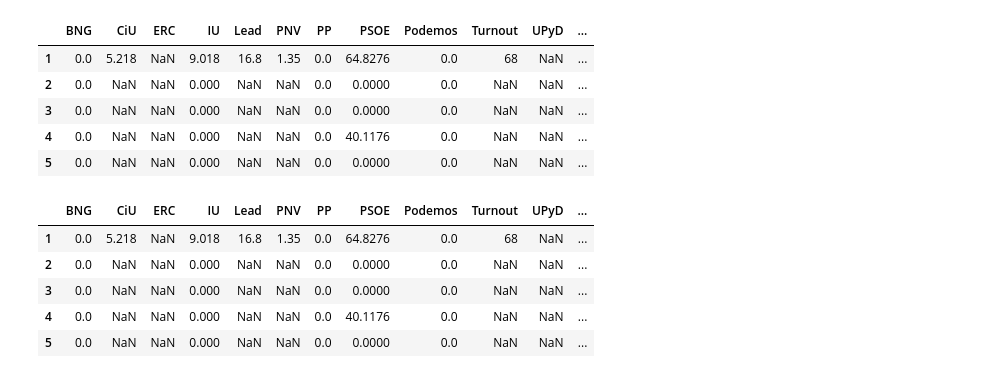
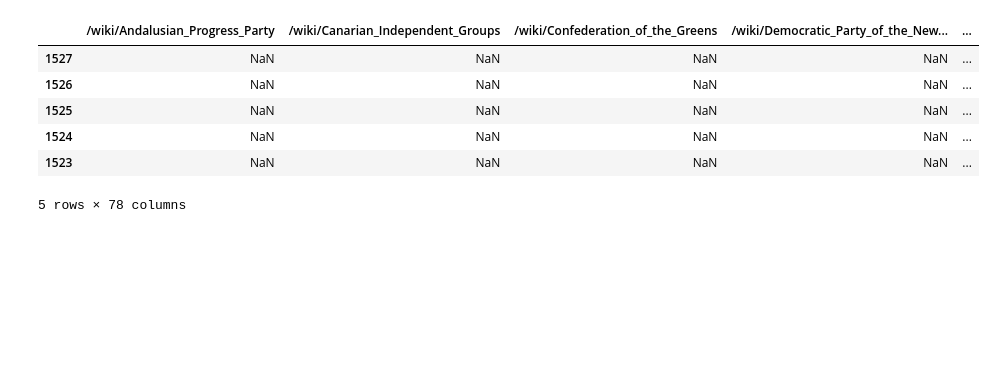
Before and after one commit to jgarciab/polls, a Jupyter notebook: visualize_sociodemocracy.ipynb, the cells around one changed output. Cells and saved outputs as stored; diff of their text form; code cells hidden in the pictures; blank space fills up the shorter version.

```diff
--- a/visualize_sociodemocracy.ipynb
+++ b/visualize_sociodemocracy.ipynb
@@ -6,22 +6,15 @@ import pylab as plt
 
 %matplotlib inline
 # %%
-spain = pd.read_csv("data/all_tables_Spain_cleaned.csv",index_col=0)
-spain = spain.dropna(thresh=len(spain)/5,axis=1)
+spain = pd.read_csv("data/all_tables_Spain_cleaned.csv",index_col=0,parse_dates=["date"])
+spain = spain.sort_values(by="date")
+#spain = spain.dropna(thresh=len(spain)/6,axis=1)
 spain.head()
 # %% [output]
-|  | BNG | CiU | ERC | IU | Lead | PNV | PP | PSOE | Podemos | Turnout | UPyD | ... |
-| 1 | 0.0 | 5.218 | NaN | 9.018 | 16.8 | 1.35 | 0.0 | 64.8276 | 0.0 | 68 | NaN | ... |
-| 2 | 0.0 | NaN | NaN | 0.000 | NaN | NaN | 0.0 | 0.0000 | 0.0 | NaN | NaN | ... |
-| 3 | 0.0 | NaN | NaN | 0.000 | NaN | NaN | 0.0 | 0.0000 | 0.0 | NaN | NaN | ... |
-| 4 | 0.0 | NaN | NaN | 0.000 | NaN | NaN | 0.0 | 40.1176 | 0.0 | NaN | NaN | ... |
-| 5 | 0.0 | NaN | NaN | 0.000 | NaN | NaN | 0.0 | 0.0000 | 0.0 | NaN | NaN | ... |
+|  | /wiki/Andalusian_Progress_Party | /wiki/Canarian_Independent_Groups | /wiki/Confederation_of_the_Greens | /wiki/Democratic_Party_of_the_New... | ... |
+| 1527 | NaN | NaN | NaN | NaN | ... |
+| 1526 | NaN | NaN | NaN | NaN | ... |
+| 1525 | NaN | NaN | NaN | NaN | ... |
+| 1524 | NaN | NaN | NaN | NaN | ... |
+| 1523 | NaN | NaN | NaN | NaN | ... |
+5 rows × 78 columns
-# %%
-spain.head()
-# %% [output]
-|  | BNG | CiU | ERC | IU | Lead | PNV | PP | PSOE | Podemos | Turnout | UPyD | ... |
-| 1 | 0.0 | 5.218 | NaN | 9.018 | 16.8 | 1.35 | 0.0 | 64.8276 | 0.0 | 68 | NaN | ... |
-| 2 | 0.0 | NaN | NaN | 0.000 | NaN | NaN | 0.0 | 0.0000 | 0.0 | NaN | NaN | ... |
-| 3 | 0.0 | NaN | NaN | 0.000 | NaN | NaN | 0.0 | 0.0000 | 0.0 | NaN | NaN | ... |
-| 4 | 0.0 | NaN | NaN | 0.000 | NaN | NaN | 0.0 | 40.1176 | 0.0 | NaN | NaN | ... |
-| 5 | 0.0 | NaN | NaN | 0.000 | NaN | NaN | 0.0 | 0.0000 | 0.0 | NaN | NaN | ... |
```
Also changed, not shown: parts of 2 cells of this notebook, 15 other files.
